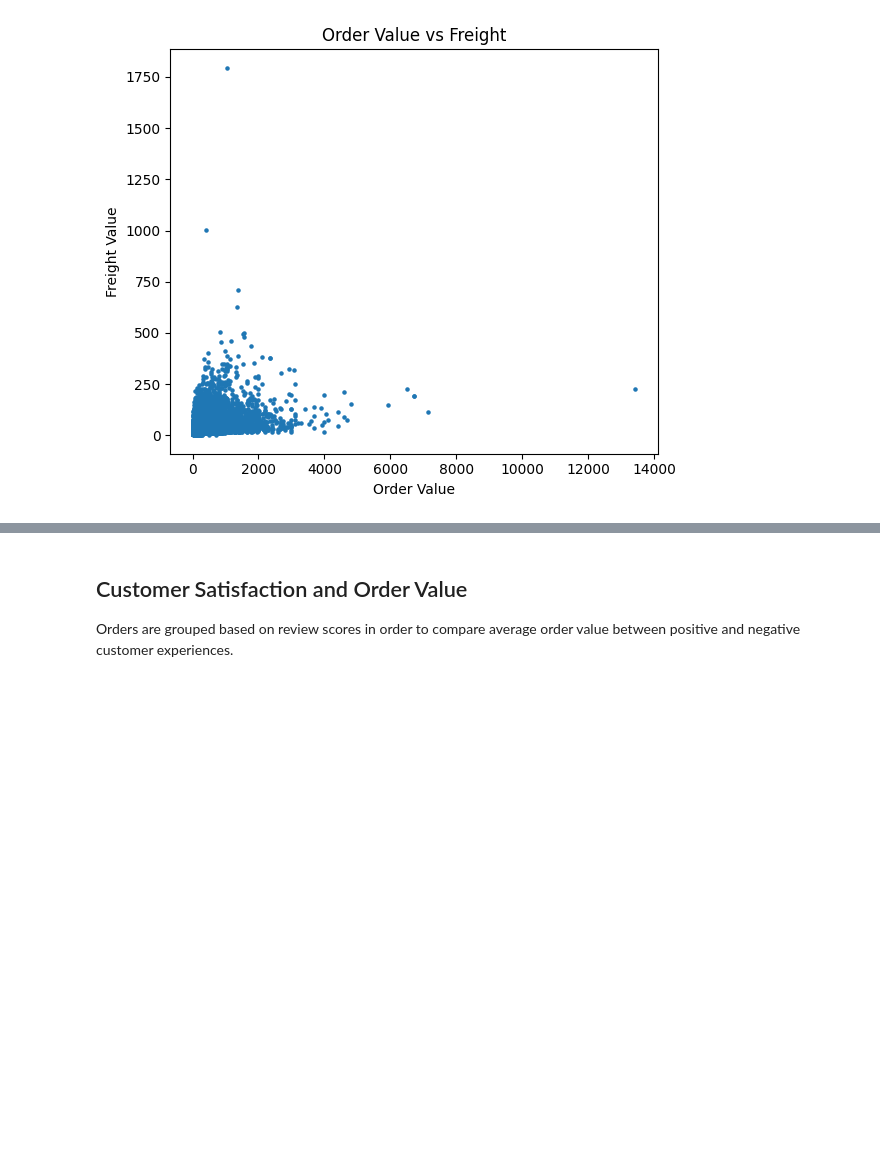
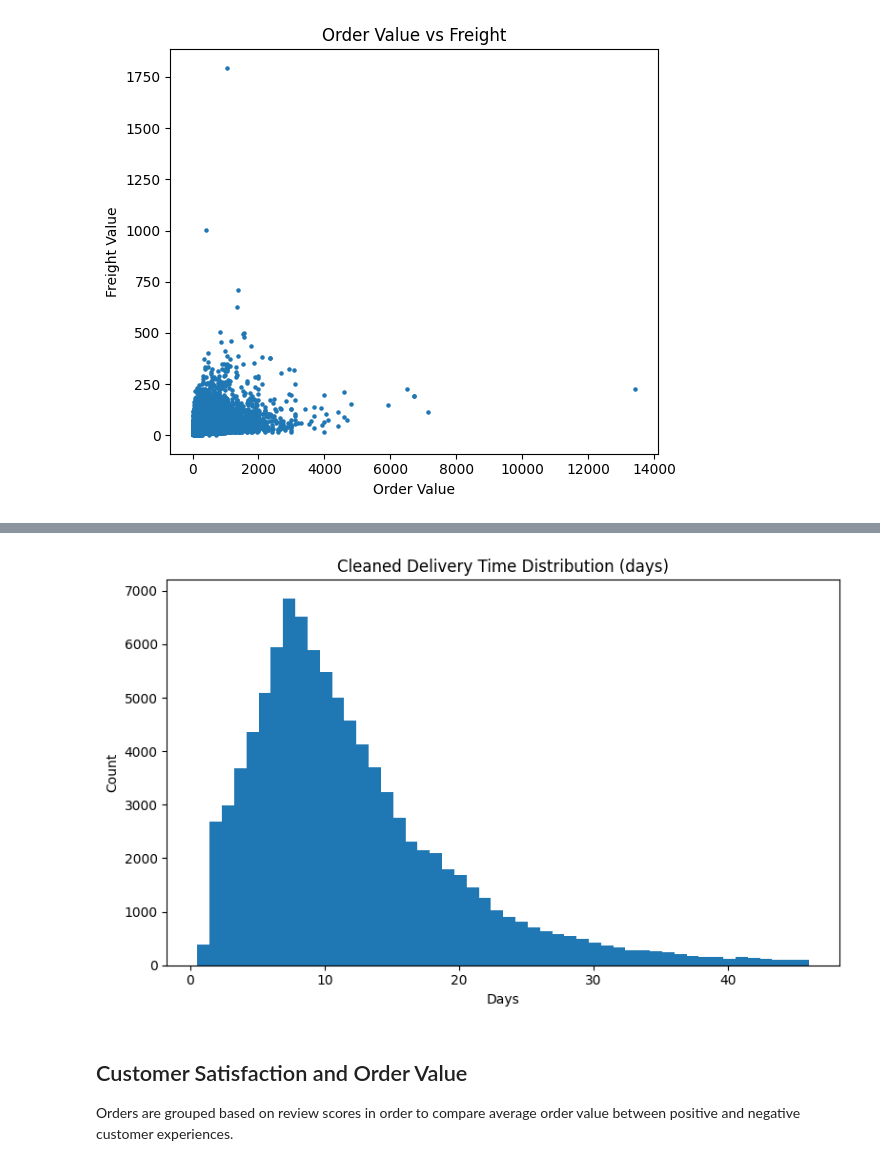
Before and after one commit to jchav01/sales_analysis, a Jupyter notebook: notebook/analysis.ipynb, the cells around one changed output, grey strips where cells are left out. Drawn from its saved outputs; the diff is of its cells as text; code cells hidden in the pictures; blank space fills up the shorter version.

```diff
--- a/notebook/analysis.ipynb
+++ b/notebook/analysis.ipynb
@@ -277,3 +319,15 @@ plt.show()
+# %%
+df_deliv_clean = df_deliv[df_deliv["delivery_days"] < df_deliv["delivery_days"].quantile(0.99)]
+
+plt.figure(figsize=(8,5))
+plt.hist(df_deliv_clean["delivery_days"], bins=50)
+plt.title("Cleaned Delivery Time Distribution (days)")
+plt.xlabel("Days")
+plt.ylabel("Count")
+plt.tight_layout()
+plt.show()
+# %% [output]
+[figure, added]
 # %% [markdown]
 ## Customer Satisfaction and Order Value
 
```
Also changed, not shown: parts of 3 cells of this notebook.
